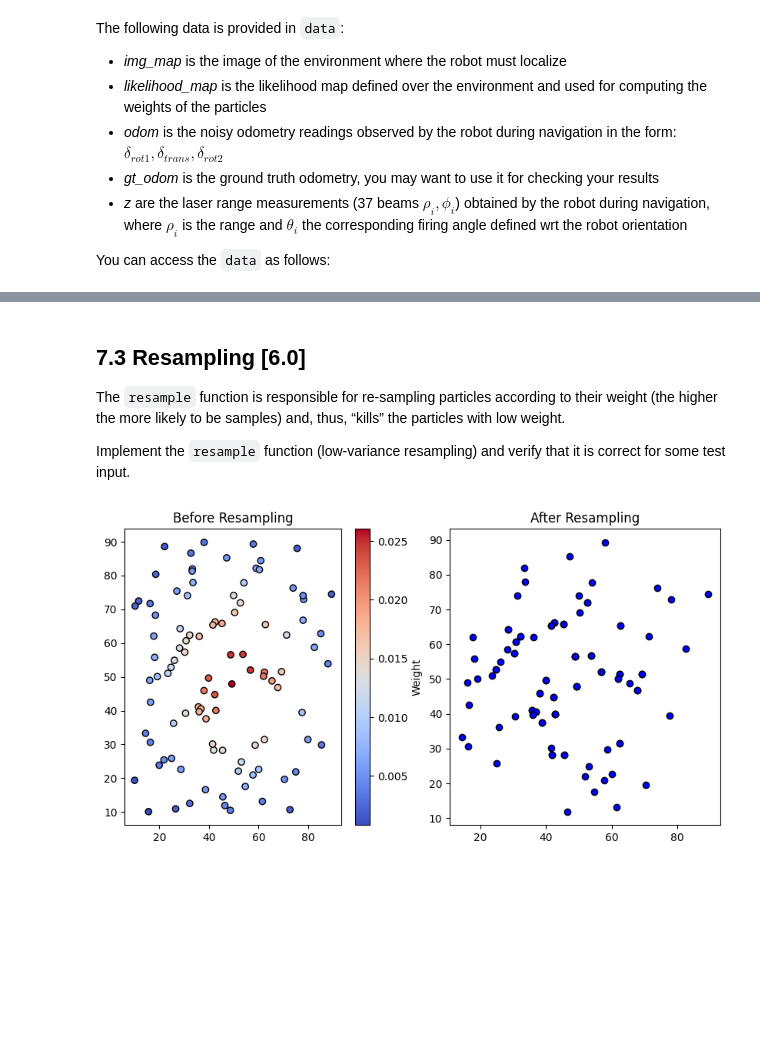
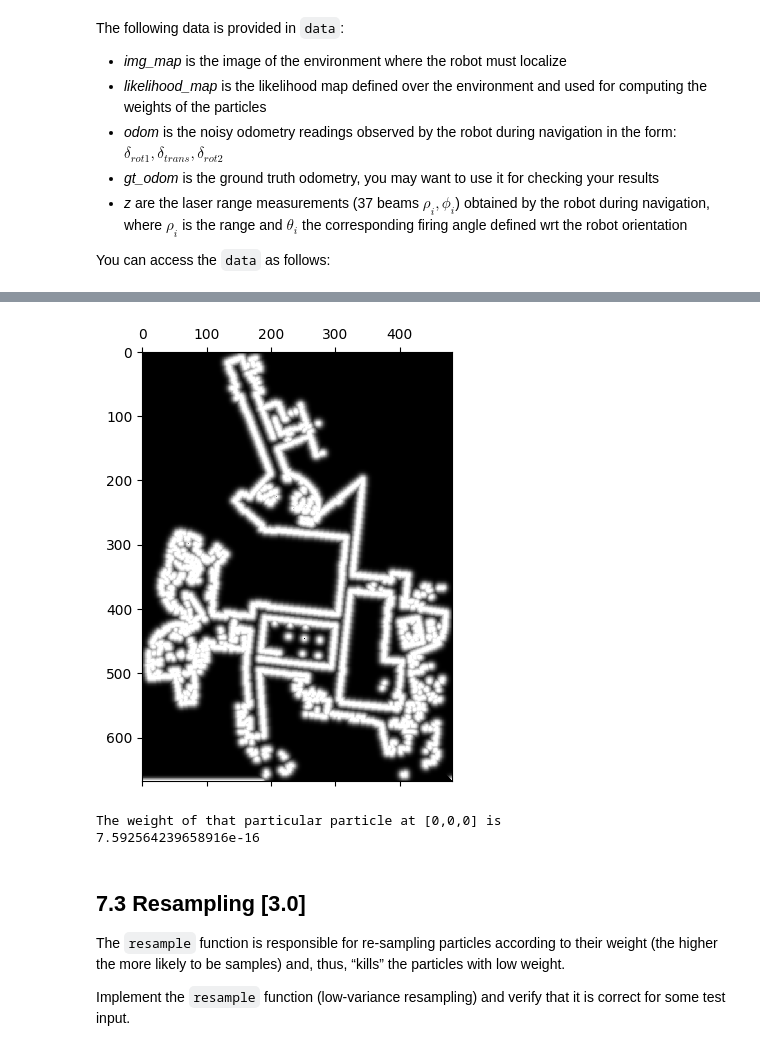
Before and after one commit to harry-graves/C18_code, a Jupyter notebook: navigation/ex05-monte-carlo-localization/ex7.ipynb, the cells around one changed output, grey strips where cells are left out. Saved outputs shown, nothing was run; the diff lists cells and outputs as text; code cells hidden in the pictures; blank space fills up the shorter version.

```diff
--- a/navigation/ex05-monte-carlo-localization/ex7.ipynb
+++ b/navigation/ex05-monte-carlo-localization/ex7.ipynb
@@ -23,10 +26,3 @@ The following data is provided in `data`:
 - *z* are the laser range measurements (37 beams $\rho_i, \phi_i$) obtained by the robot during navigation, where $\rho_i$ is the range and $\theta_i$ the corresponding firing angle defined wrt the robot orientation
 
 You can access the `data` as follows:
-# %%
-import pickle
-
-data = pickle.load(open("dataset_mit_csail.p", "rb"))
-
-for i in range(5):
-    print(f"Odom[{i}]: {data['odom'][i]}")
@@ -39,8 +29,4 @@ Odom[4]: [0.24818284 0.61360259 0.20928147]
 # %%
-import pickle
-
-data = pickle.load(open("dataset_mit_csail.p", "rb"))
-
 # get odometry reading at timestep 25
 odom_25 = data['odom'][25]
 print("Odom at step 25 is: ", odom_25)
@@ -53,9 +39,6 @@ print("True odom at step 25 is: ", odom_gt_25)
 z_10 = data['z'][10]
 print("Angles at step 10 is: ", z_10[0,:])
 print("Ranges at step 10 is: ", z_10[1,:])
-
-plt.matshow(data['likelihood_map'], cmap="gray")
-plt.show()
 # %% [output]
 Odom at step 25 is:  [ 0.11378333  0.50803543 -0.18586595]
 True odom at step 25 is:  [ 0.08237367  0.53204367 -0.23049267]
@@ -184,41 +93,21 @@ Sum of weights (should be 1): 1.0
+# %%
+plt.matshow(data['likelihood_map'], cmap="gray")
+plt.show()
+
+pose = [0.0, 0.0, 0.0]
+z_obs = data['z'][0]
+map_res = 0.1
+gridmap = 255 - data['img_map']
+likelihood_map = data['likelihood_map']
+print('The weight of that particular particle at [0,0,0] is')
+print(ex.compute_weights(pose, z_obs, gridmap, likelihood_map, map_res))
+# %% [output]
+[figure, added]
+The weight of that particular particle at [0,0,0] is
+7.592564239658916e-16
 # %% [markdown]
-## 7.3 Resampling [6.0]
+## 7.3 Resampling [3.0]
 
 The `resample` function is responsible for re-sampling particles according to their weight (the higher the more likely to be samples) and, thus, “kills” the particles with low weight.
 
 Implement the `resample` function (low-variance resampling) and verify that it is correct for some test input.
-# %%
-import ex7 as ex
-import numpy as np
-import matplotlib.pyplot as plt
-
-# Generate test particles
-num_particles = 100
-particles = np.zeros((num_particles, 4))
-particles[:, 0] = np.random.uniform(10, 90, num_particles)  # X positions
-particles[:, 1] = np.random.uniform(10, 90, num_particles)  # Y positions
-particles[:, 2] = np.random.uniform(-np.pi, np.pi, num_particles)  # Orientations
-particles[:, 3] = 1.0  # Initial weights
-
-# Assign artificial weights (higher for particles near the center)
-weights = np.exp(-((particles[:, 0] - 50)**2 + (particles[:, 1] - 50)**2) / (2 * 20**2))
-weights /= np.sum(weights)  # Normalize
-
-# Resample particles
-resampled_particles = ex.resample(particles, weights)
-
-# Plot before and after resampling
-plt.figure(figsize=(10, 5))
-
-plt.subplot(1, 2, 1)
-plt.scatter(particles[:, 0], particles[:, 1], c=weights, cmap="coolwarm", edgecolors="black")
-plt.title("Before Resampling")
-plt.colorbar(label="Weight")
-
-plt.subplot(1, 2, 2)
-plt.scatter(resampled_particles[:, 0], resampled_particles[:, 1], c="blue", edgecolors="black")
-plt.title("After Resampling")
-
-plt.show()
-# %% [output]
-[figure, removed]
```
Also changed, not shown: parts of 12 cells of this notebook, 2 other files.
